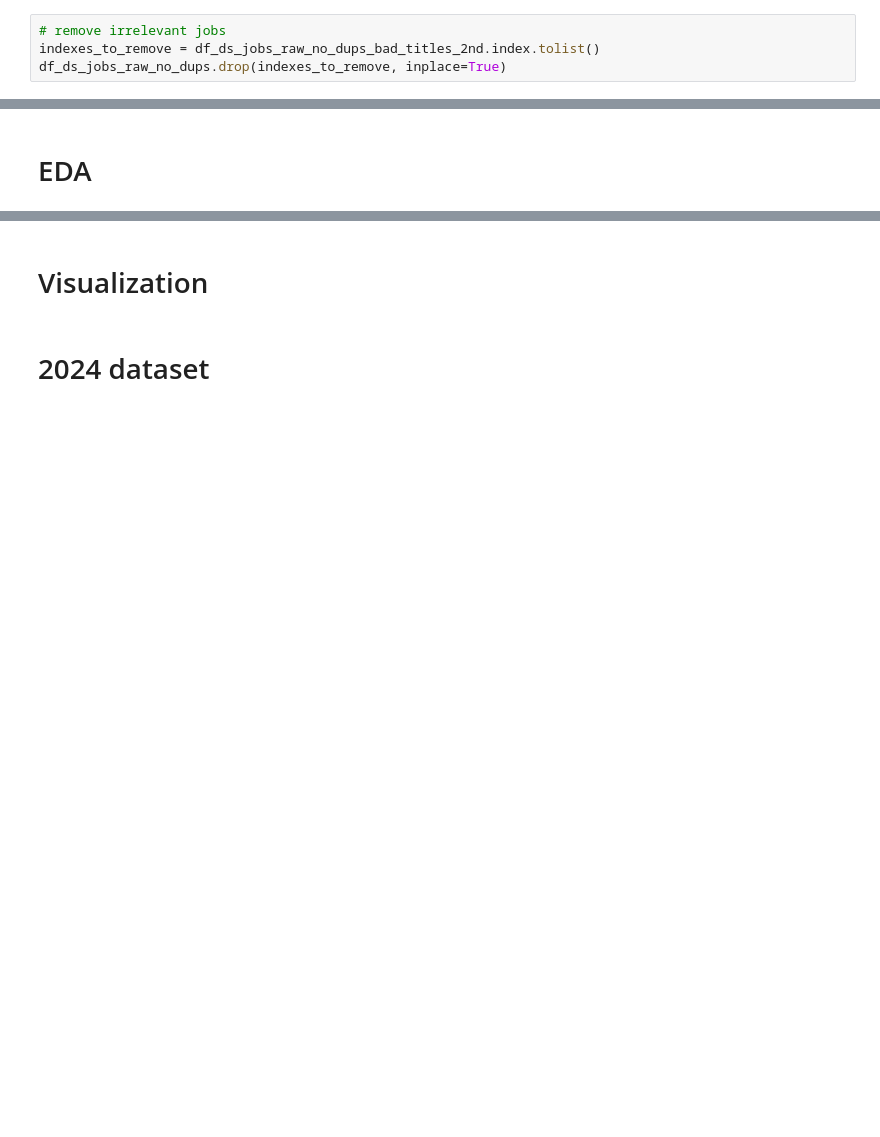
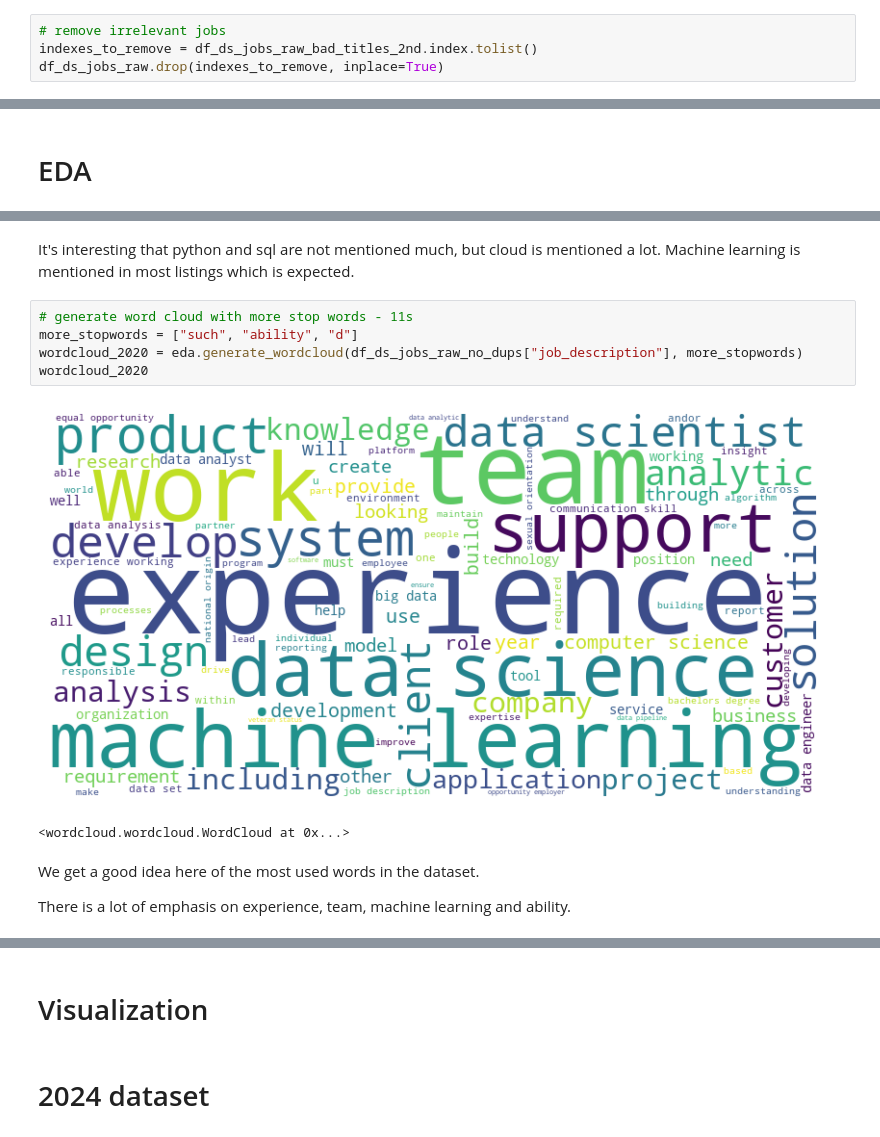
Before and after one commit to Thomas-Kulch/text_data_toolkit, a Jupyter notebook: eda/EDA_Job_Descriptions.ipynb, the cells around one changed output, grey strips where cells are left out. Saved outputs shown, nothing was run; the diff lists cells and outputs as text; blank space fills up the shorter version.

```diff
--- a/eda/EDA_Job_Descriptions.ipynb
+++ b/eda/EDA_Job_Descriptions.ipynb
@@ -225,6 +197,6 @@ df_ds_jobs_raw_no_dups_bad_titles_2nd
 I cut the list down by a few hundred, but from quickly browsing the descriptions in the second pass look, these jobs do seem to be truly irrelevant to data science, but might include other types of science or research. We're not looking for that though.
 # %%
 # remove irrelevant jobs
-indexes_to_remove = df_ds_jobs_raw_no_dups_bad_titles_2nd.index.tolist()
-df_ds_jobs_raw_no_dups.drop(indexes_to_remove, inplace=True)
+indexes_to_remove = df_ds_jobs_raw_bad_titles_2nd.index.tolist()
+df_ds_jobs_raw.drop(indexes_to_remove, inplace=True)
 # %%
@@ -251,0 +294,14 @@ memory usage: 405.6+ KB
+# %% [markdown]
+It's interesting that python and sql are not mentioned much, but cloud is mentioned a lot. Machine learning is mentioned in most listings which is expected.
+# %%
+# generate word cloud with more stop words - 11s
+more_stopwords = ["such", "ability", "d"]
+wordcloud_2020 = eda.generate_wordcloud(df_ds_jobs_raw_no_dups["job_description"], more_stopwords)
+wordcloud_2020
+# %% [output]
+[figure, added]
+<wordcloud.wordcloud.WordCloud at 0x...>
+# %% [markdown]
+We get a good idea here of the most used words in the dataset.
+
+There is a lot of emphasis on experience, team, machine learning and ability.
```
Also changed, not shown: parts of 49 cells of this notebook, 5 other files.
